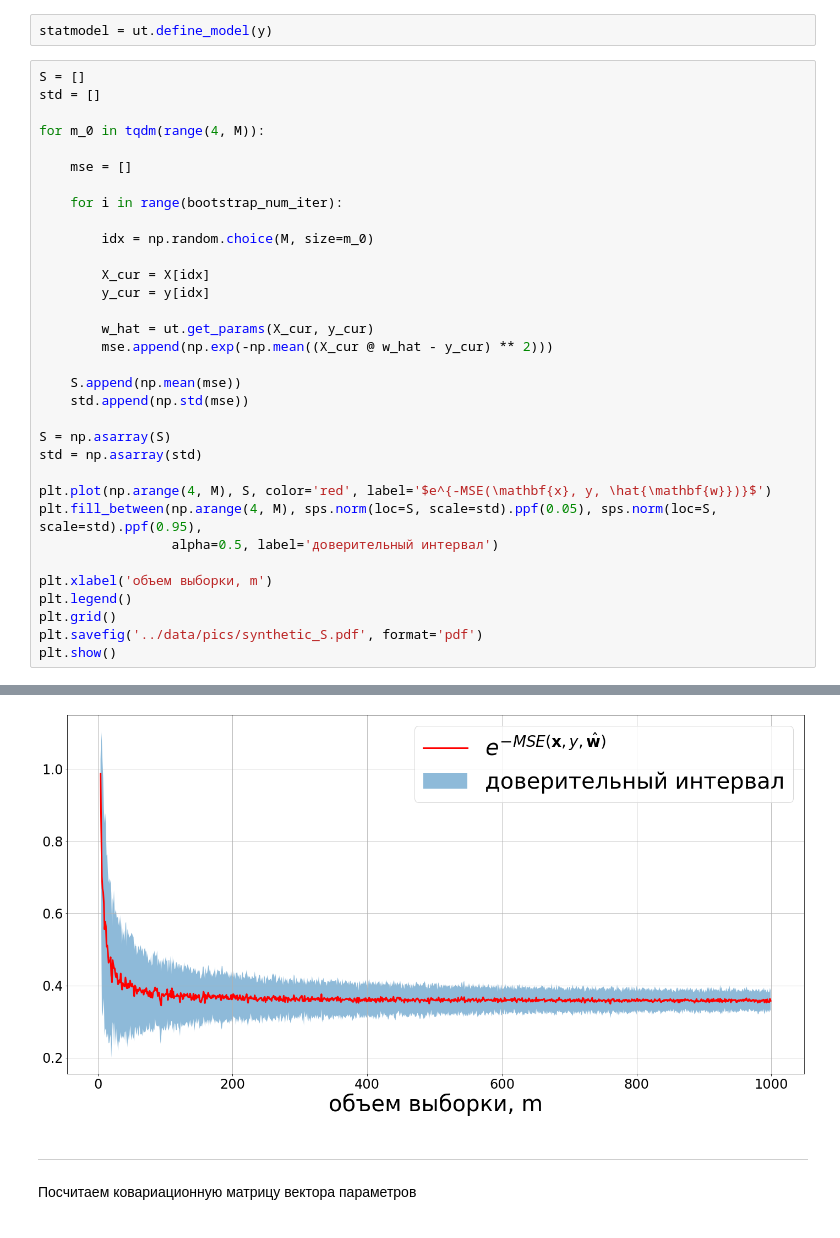
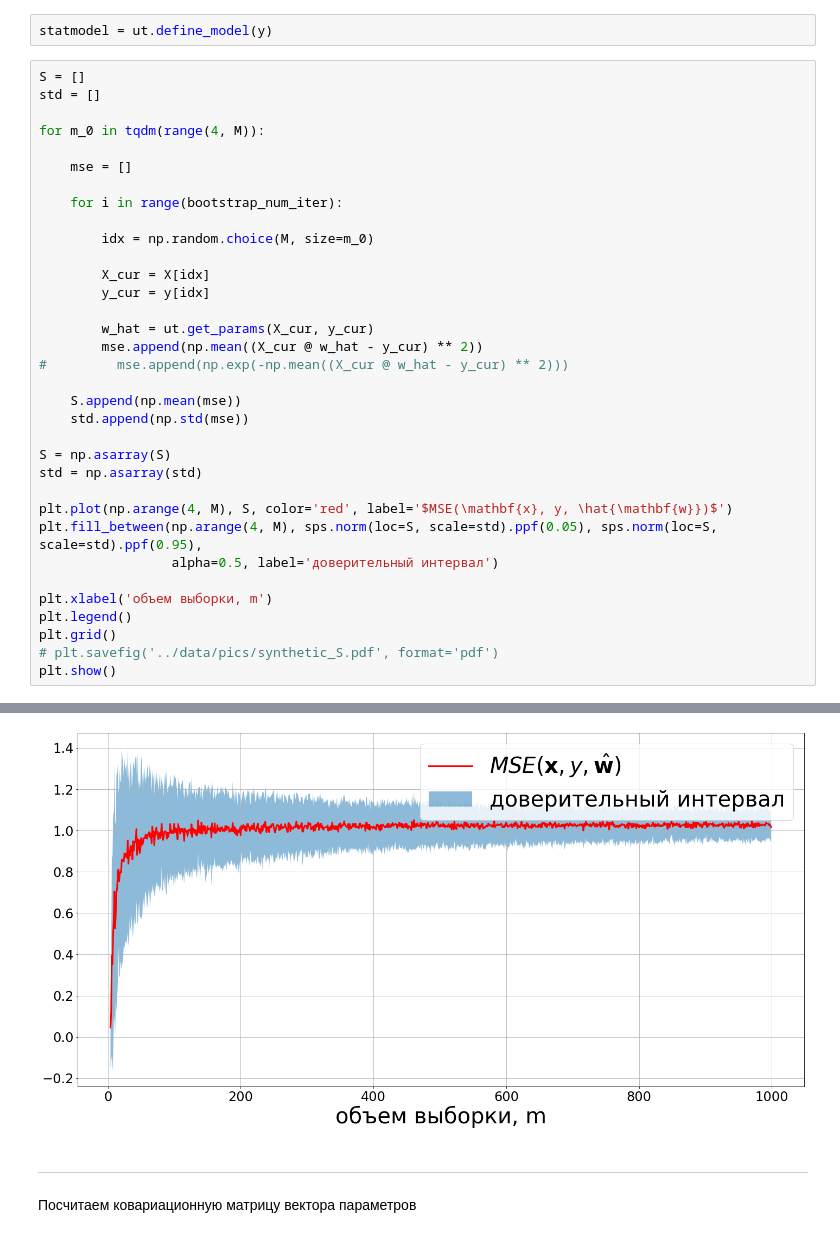
Before and after one commit to Intelligent-Systems-Phystech/2019-Project-44, a Jupyter notebook: code/synthetic.ipynb, the cells around one changed output, grey strips where cells are left out. Cells and saved outputs as stored; diff of their text form.

```diff
--- a/code/synthetic.ipynb
+++ b/code/synthetic.ipynb
@@ -53,37 +53,38 @@ S = []
 std = []
 
 for m_0 in tqdm(range(4, M)):
 
     mse = []
 
     for i in range(bootstrap_num_iter):
 
         idx = np.random.choice(M, size=m_0)
 
         X_cur = X[idx]
         y_cur = y[idx]
 
         w_hat = ut.get_params(X_cur, y_cur)
-        mse.append(np.exp(-np.mean((X_cur @ w_hat - y_cur) ** 2)))
+        mse.append(np.mean((X_cur @ w_hat - y_cur) ** 2))
+#         mse.append(np.exp(-np.mean((X_cur @ w_hat - y_cur) ** 2)))
 
     S.append(np.mean(mse))
     std.append(np.std(mse))
 
 S = np.asarray(S)
 std = np.asarray(std)
 
-plt.plot(np.arange(4, M), S, color='red', label='$e^{-MSE(\mathbf{x}, y, \hat{\mathbf{w}})}$')
+plt.plot(np.arange(4, M), S, color='red', label='$MSE(\mathbf{x}, y, \hat{\mathbf{w}})$')
 plt.fill_between(np.arange(4, M), sps.norm(loc=S, scale=std).ppf(0.05), sps.norm(loc=S, scale=std).ppf(0.95),
                  alpha=0.5, label='доверительный интервал')
 
 plt.xlabel('объем выборки, m')
 plt.legend()
 plt.grid()
-plt.savefig('../data/pics/synthetic_S.pdf', format='pdf')
+# plt.savefig('../data/pics/synthetic_S.pdf', format='pdf')
 plt.show()
 # %% [output]
 [interactive output not drawn]
-[figure, old version]
+[figure, new version]
 # %% [markdown]
 ---
 Посчитаем ковариационную матрицу вектора параметров
```
Also changed, not shown: parts of 1 cell of this notebook, 9 other files.
